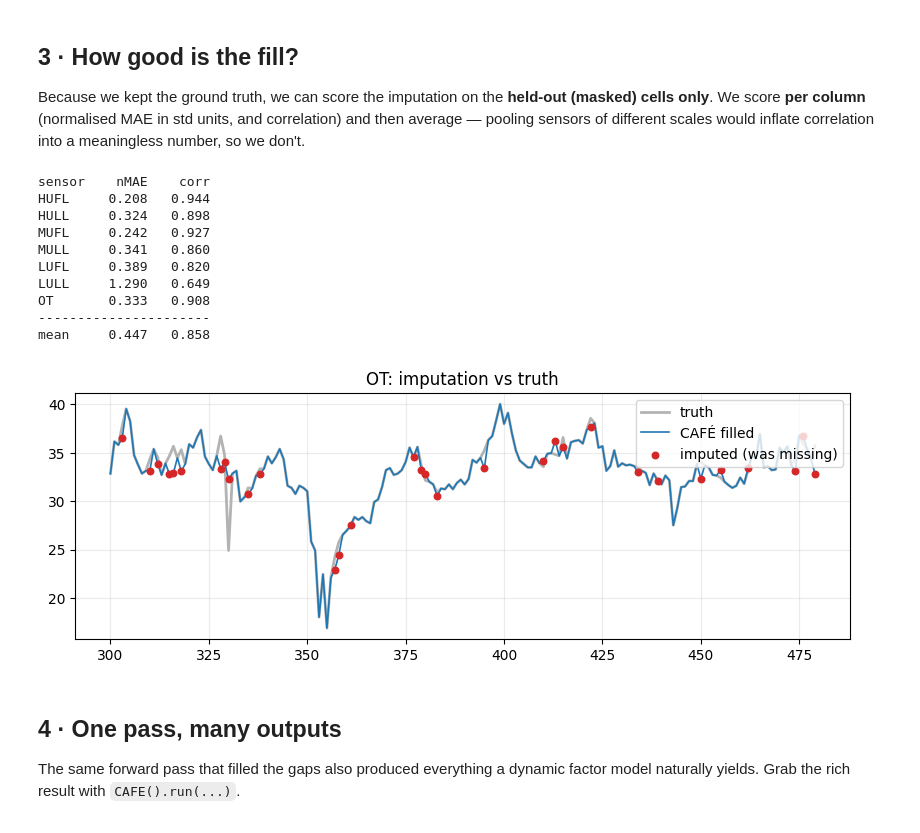
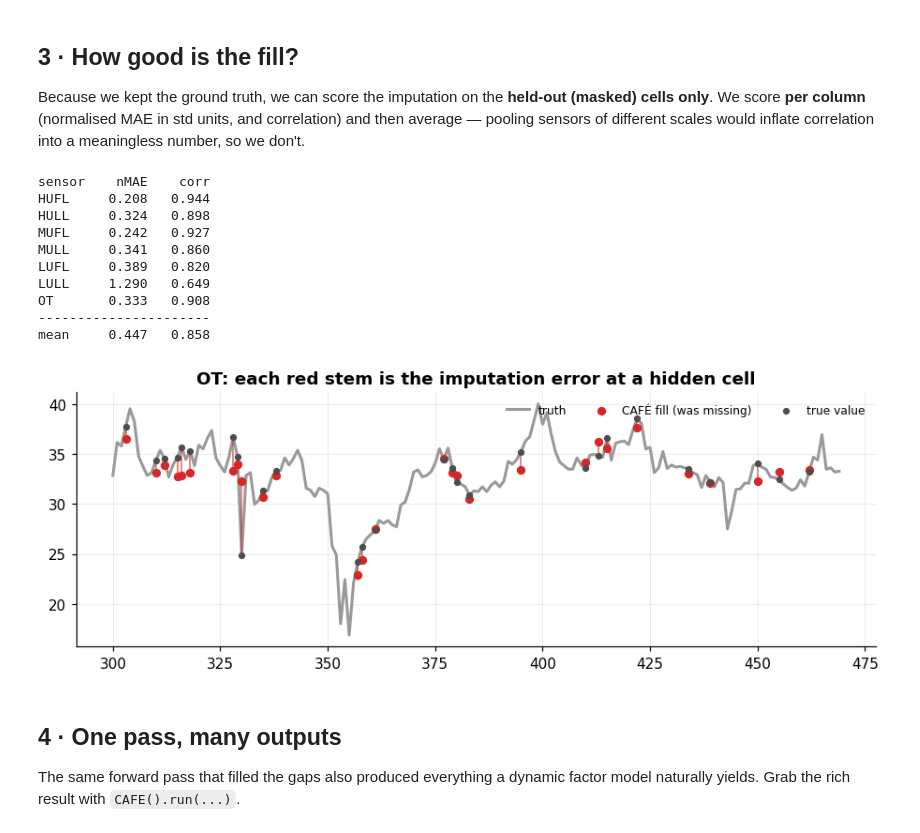
Before and after one commit to sovai-research/cafe, a Jupyter notebook: notebooks/cafe_tutorial.ipynb, the cells around one changed output. Saved outputs shown, nothing was run; the diff lists cells and outputs as text; code cells hidden in the pictures.

```diff
--- a/notebooks/cafe_tutorial.ipynb
+++ b/notebooks/cafe_tutorial.ipynb
@@ -30,7 +30,13 @@ import polars as pl
 import matplotlib.pyplot as plt
 import cafe
 
-plt.rcParams.update({"figure.figsize": (10, 3.2), "axes.grid": True, "grid.alpha": 0.25})
+plt.rcParams.update({
+    "figure.figsize": (10, 3.2), "figure.dpi": 110,
+    "axes.grid": True, "grid.alpha": 0.25, "grid.linewidth": 0.6,
+    "axes.spines.top": False, "axes.spines.right": False,
+    "axes.titlesize": 12, "axes.titleweight": "bold", "legend.frameon": False,
+    "font.size": 10,
+})
 print("CAFÉ version:", cafe.__version__)
 # %% [output]
 CAFÉ version: 0.1.0
@@ -41,7 +47,8 @@ Load the raw CSV with polars. It has a `date` **string** column plus 7 numeric
 sensors — a perfectly ordinary, messy real-world frame. We punch random holes into
 the numeric columns (keeping the truth aside so we can score the fill later).
 # %%
-raw = pl.read_csv("../data/ETTh1.csv").head(1500)         # real hourly sensor data
+full = pl.read_csv("../data/ETTh1.csv").head(1548)        # +48 rows kept aside as forecast truth
+raw  = full.head(1500)                                    # the series we actually work on
 num_cols = [c for c, dt in raw.schema.items() if dt.is_numeric()]
 print("shape:", raw.shape, "| numeric:", num_cols, "| passthrough:", ['date'])
 
@@ -121,39 +128,42 @@ correlation into a meaningless number, so we don't.
 # %%
 truth = raw.select(num_cols).to_numpy()
 pred  = filled.select(num_cols).to_numpy()
+M = np.column_stack([masks[c] for c in num_cols])         # the held-out cells (reused later)
 
 rows = []
 for j, c in enumerate(num_cols):
     m = masks[c]; t = truth[m, j]; p = pred[m, j]
     rows.append((c, np.abs(p - t).mean() / t.std(), np.corrcoef(t, p)[0, 1]))
 
 print(f"{'sensor':6s} {'nMAE':>7s} {'corr':>7s}")
 for c, mae, corr in rows:
     print(f"{c:6s} {mae:7.3f} {corr:7.3f}")
 print("-" * 22)
 print(f"{'mean':6s} {np.mean([r[1] for r in rows]):7.3f} "
       f"{np.mean([r[2] for r in rows]):7.3f}")
 
-# eyeball one sensor
-col = num_cols[-1]; j = num_cols.index(col); m = masks[col]
-idx = np.arange(300, 480)
-plt.plot(idx, truth[idx, j], lw=2, label="truth", color="0.7")
-plt.plot(idx, pred[idx, j], lw=1.2, label="CAFÉ filled", color="C0")
+# eyeball one sensor: truth is the reference; red stems show the error at each filled cell
+col = "OT"; j = num_cols.index(col); m = masks[col]
+idx = np.arange(300, 470)
 hid = idx[m[idx]]
-plt.scatter(hid, pred[hid, j], s=22, color="C3", zorder=5, label="imputed (was missing)")
-plt.title(f"{col}: imputation vs truth"); plt.legend(loc="upper right"); plt.show()
+plt.plot(idx, truth[idx, j], lw=2.0, color="0.6", label="truth", zorder=1)
+plt.vlines(hid, truth[hid, j], pred[hid, j], color="C3", lw=1.0, alpha=0.7, zorder=2)
+plt.scatter(hid, pred[hid, j], s=26, color="C3", zorder=3, label="CAFÉ fill (was missing)")
+plt.scatter(hid, truth[hid, j], s=14, color="0.3", zorder=3, label="true value")
+plt.title(f"{col}: each red stem is the imputation error at a hidden cell")
+plt.legend(loc="upper right", ncol=3, fontsize=8); plt.show()
 # %% [output]
 sensor    nMAE    corr
 HUFL     0.208   0.944
 HULL     0.324   0.898
 MUFL     0.242   0.927
 MULL     0.341   0.860
 LUFL     0.389   0.820
 LULL     1.290   0.649
 OT       0.333   0.908
 ----------------------
 mean     0.447   0.858
-[figure, old version]
+[figure, new version]
 # %% [markdown]
 ## 4 · One pass, many outputs
 
```
Also changed, not shown: parts of 26 cells of this notebook, 5 other files.
